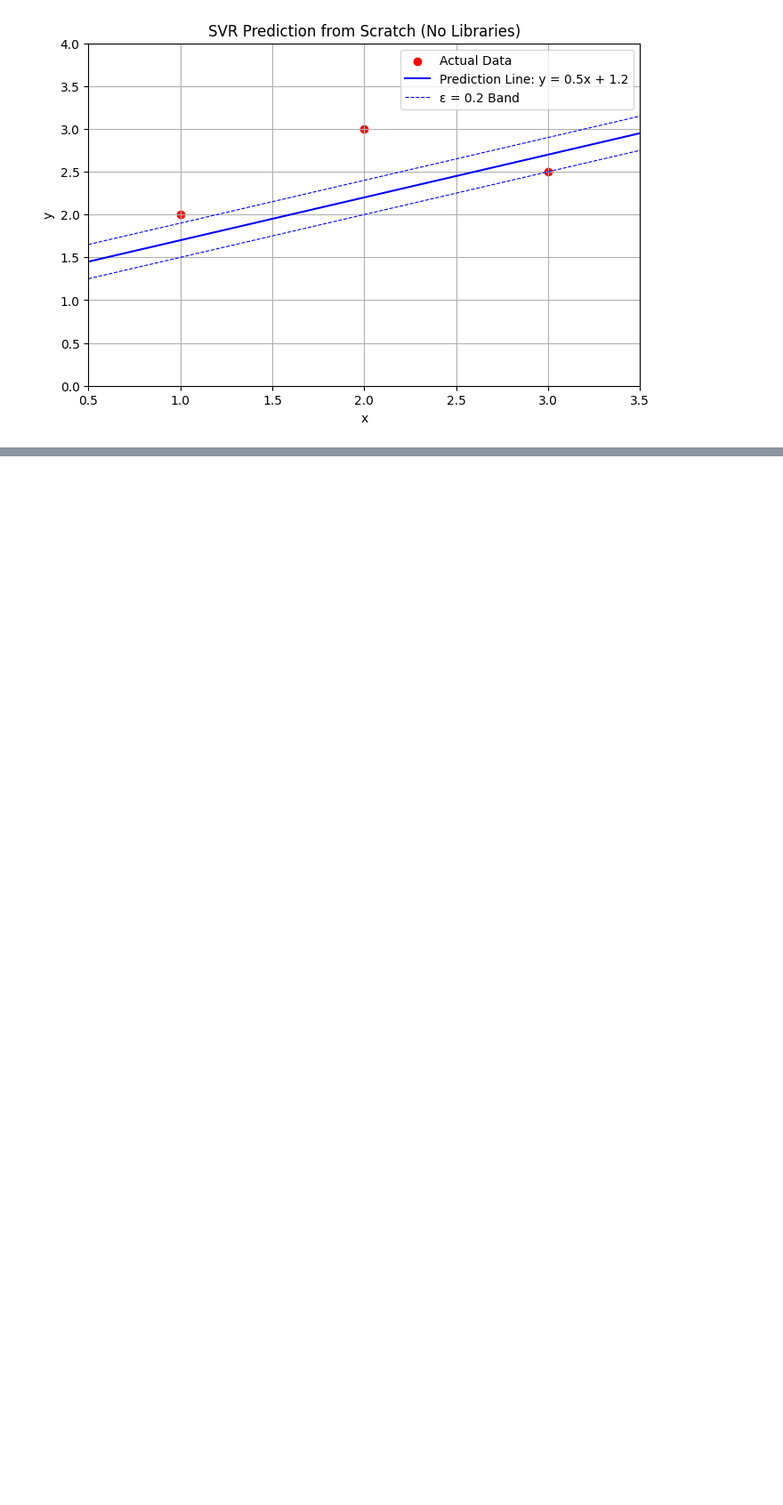
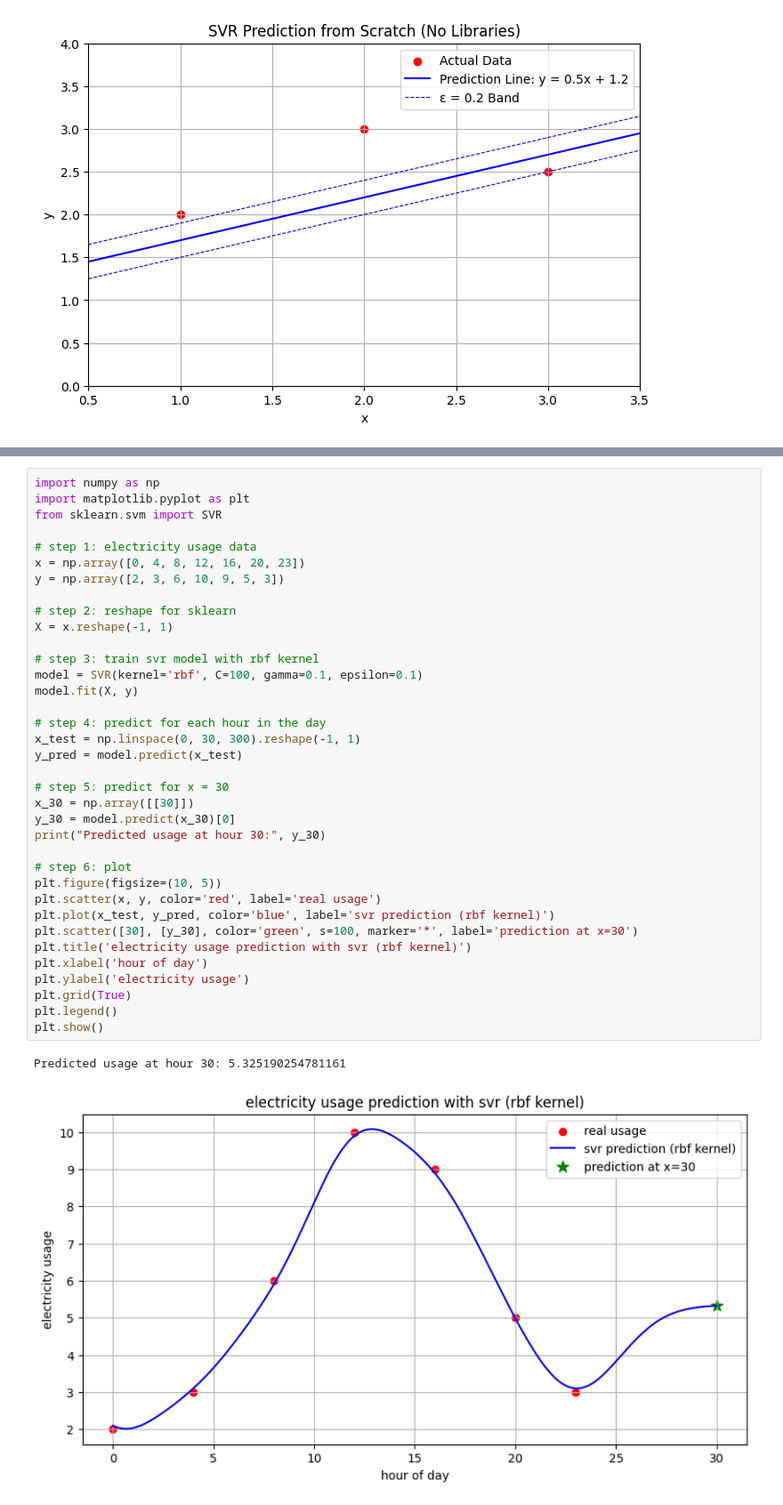
Before and after one commit to arshadziban/ML-Algo, a Jupyter notebook: Version_02/Supervised Learning/Regression/Support Vector Regression/svr.ipynb, the cells around one changed output, grey strips where cells are left out. Shown at 89% size. Drawn from its saved outputs; the diff is of its cells as text; blank space fills up the shorter version.

```diff
--- a/Version_02/Supervised Learning/Regression/Support Vector Regression/svr.ipynb
+++ b/Version_02/Supervised Learning/Regression/Support Vector Regression/svr.ipynb
@@ -268,0 +459,39 @@ plt.show()
+# %%
+import numpy as np
+import matplotlib.pyplot as plt
+from sklearn.svm import SVR
+
+# step 1: electricity usage data
+x = np.array([0, 4, 8, 12, 16, 20, 23])
+y = np.array([2, 3, 6, 10, 9, 5, 3])
+
+# step 2: reshape for sklearn
+X = x.reshape(-1, 1)
+
+# step 3: train svr model with rbf kernel
+model = SVR(kernel='rbf', C=100, gamma=0.1, epsilon=0.1)
+model.fit(X, y)
+
+# step 4: predict for each hour in the day
+x_test = np.linspace(0, 30, 300).reshape(-1, 1)
+y_pred = model.predict(x_test)
+
+# step 5: predict for x = 30
+x_30 = np.array([[30]])
+y_30 = model.predict(x_30)[0]
+print("Predicted usage at hour 30:", y_30)
+
+# step 6: plot
+plt.figure(figsize=(10, 5))
+plt.scatter(x, y, color='red', label='real usage')
+plt.plot(x_test, y_pred, color='blue', label='svr prediction (rbf kernel)')
+plt.scatter([30], [y_30], color='green', s=100, marker='*', label='prediction at x=30')
+plt.title('electricity usage prediction with svr (rbf kernel)')
+plt.xlabel('hour of day')
+plt.ylabel('electricity usage')
+plt.grid(True)
+plt.legend()
+plt.show()
+# %% [output]
+Predicted usage at hour 30: 5.325190254781161
+[figure, added]
```
Also changed, not shown: parts of 10 cells of this notebook.
